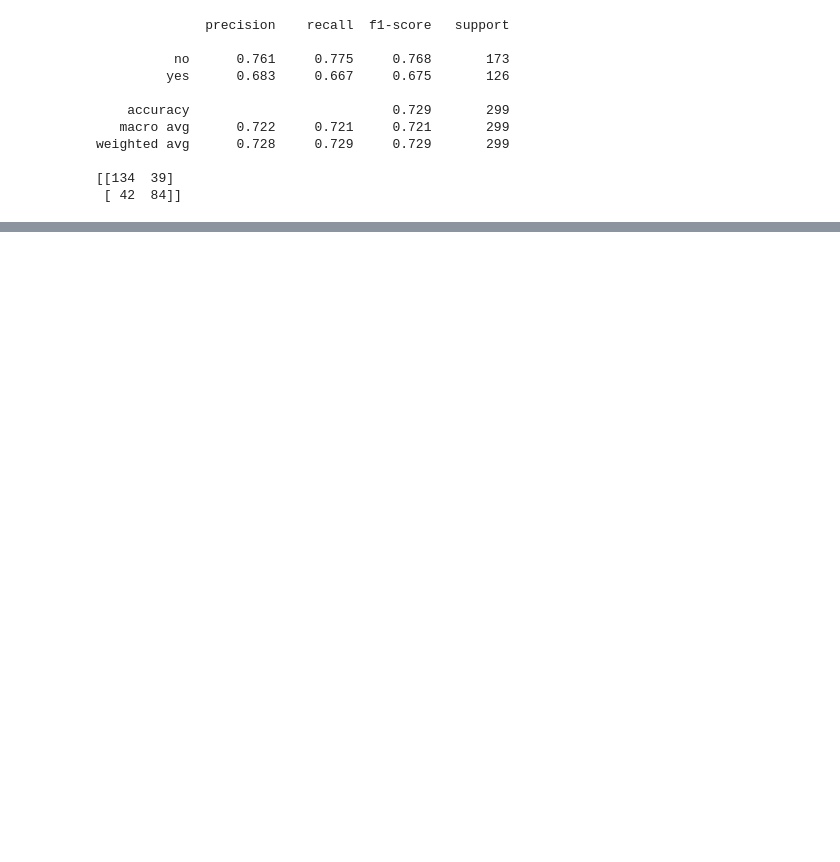
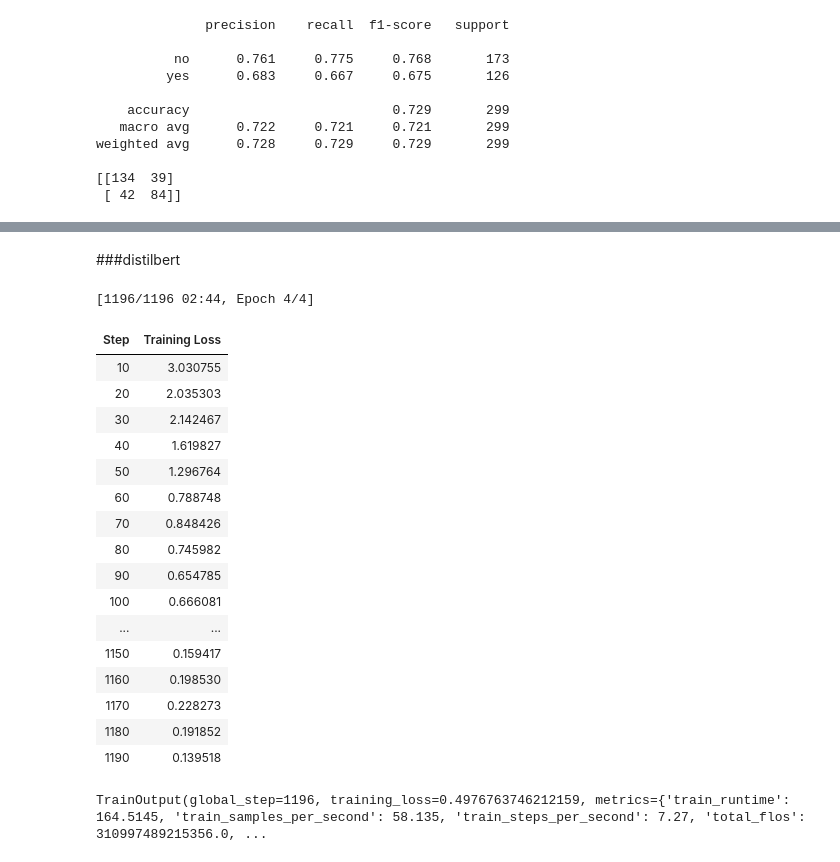
Before and after one commit to Sayak-coder/HateSpeech-detection, a Jupyter notebook: Subtask_A.ipynb, the cells around one changed output, grey strips where cells are left out. Cells and saved outputs as stored; diff of their text form; code cells hidden in the pictures; blank space fills up the shorter version.

```diff
--- a/Subtask_A.ipynb
+++ b/Subtask_A.ipynb
@@ -307,0 +341,5 @@ weighted avg      0.728     0.729     0.729       299
+# %% [markdown]
+###distilbert
+# %%
+from transformers import DistilBertTokenizerFast
+tokenizer = DistilBertTokenizerFast.from_pretrained('distilbert-base-uncased-finetuned-sst-2-english')
@@ -307,0 +354,61 @@ weighted avg      0.728     0.729     0.729       299
+# %%
+from transformers import TrainingArguments
+
+training_args = TrainingArguments(
+    output_dir="./results",
+    num_train_epochs=4,
+    per_device_train_batch_size=8,
+    per_device_eval_batch_size=16,
+    warmup_steps=60,
+    weight_decay=0.01,
+    learning_rate=2e-5,
+    logging_steps=10,
+    max_grad_norm=1.0
+)
+# %%
+from transformers import DistilBertForSequenceClassification
+
+MODEL_NAME = "distilbert-base-uncased-finetuned-sst-2-english"
+
+# Correctly load the pre-trained model and configure it in one step
+model = DistilBertForSequenceClassification.from_pretrained(
+    MODEL_NAME,
+    num_labels=2,
+    ignore_mismatched_sizes=True,
+    id2label={0: "no", 1: "yes"},
+    label2id={"no": 0, "yes": 1}
+).to(device)
+# %%
+from transformers import Trainer, DataCollatorWithPadding
+
+data_collator = DataCollatorWithPadding(tokenizer=tokenizer)
+
+trainer_distilbert = Trainer(
+    model=model,
+    args=training_args,
+    train_dataset=train_dataset,
+    eval_dataset=val_dataset,
+    data_collator=data_collator
+)
+
+trainer_distilbert.train()
+# %% [output]
+[1196/1196 02:44, Epoch 4/4]
+| Step | Training Loss |
+| 10 | 3.030755 |
+| 20 | 2.035303 |
+| 30 | 2.142467 |
+| 40 | 1.619827 |
+| 50 | 1.296764 |
+| 60 | 0.788748 |
+| 70 | 0.848426 |
+| 80 | 0.745982 |
+| 90 | 0.654785 |
+| 100 | 0.666081 |
+| ... | ... |
+| 1150 | 0.159417 |
+| 1160 | 0.198530 |
+| 1170 | 0.228273 |
+| 1180 | 0.191852 |
+| 1190 | 0.139518 |
+TrainOutput(global_step=1196, training_loss=0.4976763746212159, metrics={'train_runtime': 164.5145, 'train_samples_per_second': 58.135, 'train_steps_per_second': 7.27, 'total_flos': 310997489215356.0, ...
```
Also changed, not shown: parts of 15 cells of this notebook.
